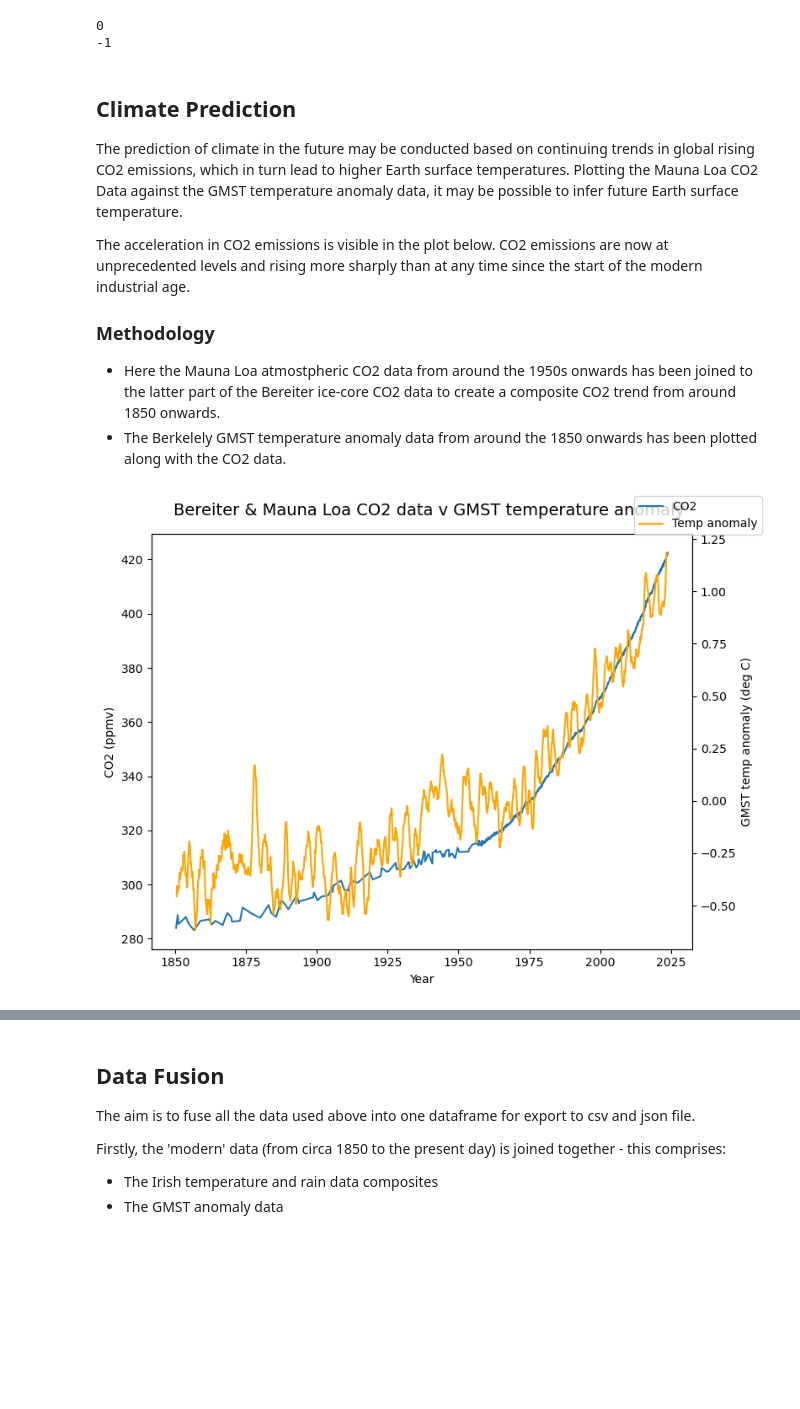
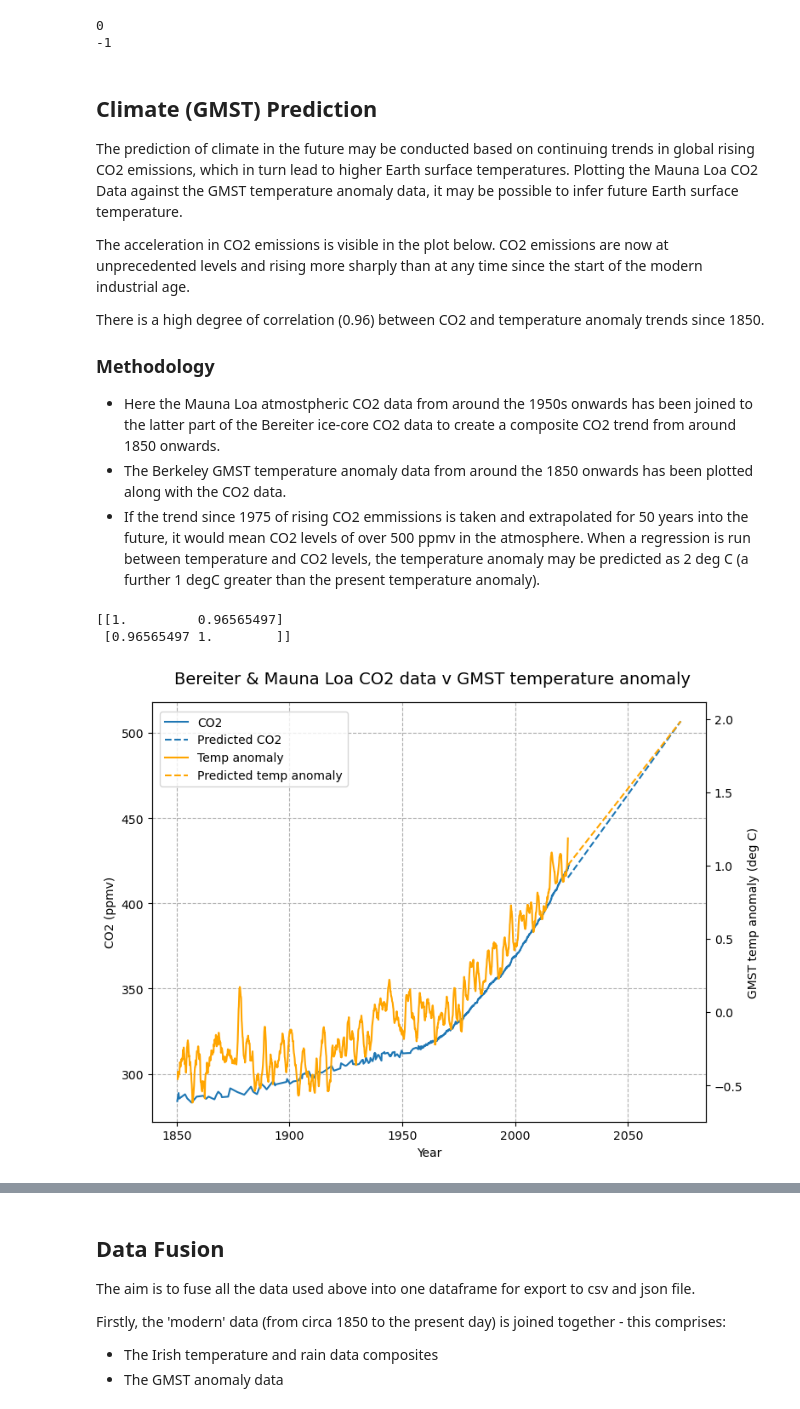
Before and after one commit to Eilis9/PfDA_Project2, a Jupyter notebook: analysis.ipynb, the cells around one changed output, grey strips where cells are left out. Cells and saved outputs as stored; diff of their text form; code cells hidden in the pictures; blank space fills up the shorter version.

Commit message:
GMST prediction

```diff
--- a/analysis.ipynb
+++ b/analysis.ipynb
@@ -950,39 +971,69 @@ print(lag_temp_ch4)
 0
 -1
 # %% [markdown]
-## Climate Prediction
+## Climate (GMST) Prediction
 The prediction of climate in the future may be conducted based on continuing trends in global rising CO2 emissions, which in turn lead to higher Earth surface temperatures. Plotting the Mauna Loa CO2 Data against the GMST temperature anomaly data, it may be possible to infer future Earth surface temperature.
 
 The acceleration in CO2 emissions is visible in the plot below. CO2 emissions are now at unprecedented levels and rising more sharply than at any time since the start of the modern industrial age.
 
+There is a high degree of correlation (0.96) between CO2 and temperature anomaly trends since 1850.
+
 ### Methodology
 - Here the Mauna Loa atmostpheric CO2 data from around the 1950s onwards has been joined to the latter part of the Bereiter ice-core CO2 data to create a composite CO2 trend from around 1850 onwards.
-- The Berkelely GMST temperature anomaly data from around the 1850 onwards has been plotted along with the CO2 data.
+- The Berkeley GMST temperature anomaly data from around the 1850 onwards has been plotted along with the CO2 data.
+- If the trend since 1975 of rising CO2 emmissions is taken and extrapolated for 50 years into the future, it would mean CO2 levels of over 500 ppmv in the atmosphere.  When a regression is run between temperature and CO2 levels, the temperature anomaly may be predicted as 2 deg C (a further 1 degC greater than the present temperature anomaly).
 # %%
 # plotting the CO2 and temp anomaly data
 CO2_luthi_comp_plus['Age_EDC3 (yrs BP)'] = pd.to_numeric(CO2_luthi_comp_plus['Age_EDC3 (yrs BP)'])
 CO2_luthi_comp_plus['CO2 (ppmv)'] = pd.to_numeric(CO2_luthi_comp_plus['CO2 (ppmv)'])
 
 Luthi_since_1850 = CO2_luthi_comp_plus[(CO2_luthi_comp_plus['Age_EDC3 (yrs BP)'] < 100) & (CO2_luthi_comp_plus['Age_EDC3 (yrs BP)']>-8.2)].copy()
 
 modern_CO2_composite = Luthi_since_1850[['Age_EDC3 (yrs BP)', 'CO2 (ppmv)']]
 modern_CO2_composite['decimal date'] = 1950 - modern_CO2_composite['Age_EDC3 (yrs BP)']
 modern_CO2_composite.drop(columns=['Age_EDC3 (yrs BP)'], inplace=True)
 
 CO2_ML_m1 = CO2_ML_m[['decimal date', 'de-seasonalized']]
 CO2_ML_m1 = CO2_ML_m1.rename(columns={'de-seasonalized': 'CO2 (ppmv)'}).copy()
 
 modern_CO2_composite = pd.merge_ordered(modern_CO2_composite, CO2_ML_m1, on=['decimal date', 'CO2 (ppmv)'], how='outer')
 
 fig, ax = plt.subplots(1, figsize=(8, 6))
 fig.suptitle('Bereiter & Mauna Loa CO2 data v GMST temperature anomaly', fontsize=14)
 ax.plot(modern_CO2_composite['decimal date'], modern_CO2_composite['CO2 (ppmv)'], label='CO2')
 ax2 = ax.twinx()
 ax2.plot(GMST_anom_1850['decimal date'], GMST_anom_1850['GMST Anomaly Yearly'], color='orange', label='Temp anomaly')
 ax.set_ylabel('CO2 (ppmv)')
 ax2.set_ylabel('GMST temp anomaly (deg C)')
 ax.set_xlabel('Year')
-fig.legend()
+
+# Get an interpolated dataframe for temp and CO2 to enable numpy signal analysis
+new_temp_anom = np.interp(modern_CO2_composite['decimal date'], GMST_anom_1850['decimal date'], GMST_anom_1850['GMST Anomaly Yearly'])
+new_temp_anom
+modern_CO2_composite['temp'] = new_temp_anom
+modern_CO2_composite.dropna(inplace=True)
+
+# Get the slice of the dataset after 1975
+modern_CO2_composite_post1975 = modern_CO2_composite[modern_CO2_composite['decimal date']>1975]
+
+# Get the linear regression between date and CO2 based on CO2 trend since 1975
+co2_linreg_50yr_1975 = lin_reg(modern_CO2_composite_post1975['decimal date'], modern_CO2_composite_post1975['CO2 (ppmv)'])
+# set up 50 year lookahead
+date_future = np.linspace(modern_CO2_composite['decimal date'].max(), modern_CO2_composite['decimal date'].max()+50, 51)
+CO2_future = co2_linreg_50yr_1975[3].predict(date_future.reshape(-1,1))
+
+# Get the regression between temperature anomaly and CO2
+modern_co2_temp_linreg_1975 = lin_reg(modern_CO2_composite_post1975['CO2 (ppmv)'], modern_CO2_composite_post1975['temp'])
+print(np.corrcoef(modern_CO2_composite['CO2 (ppmv)'], modern_CO2_composite['temp']))
+# Predict the temperature based on the forecast CO2 and known relationship between CO2 and temperature anomaly
+temp_future = modern_co2_temp_linreg_1975[3].predict(CO2_future.reshape(-1,1))
+# Default blue in matplotlib [23]
+ax.plot(date_future, CO2_future, linestyle='--', color='tab:blue', label='Predicted CO2')
+ax2.plot(date_future, temp_future, linestyle='--', color='orange', label='Predicted temp anomaly' )
+ax.grid(linestyle='--')
+fig.legend(loc='upper left', bbox_to_anchor=(0.1, 0.9), borderaxespad=0.)
 fig.tight_layout()
 # %% [output]
+[[1.         0.96565497]
+ [0.96565497 1.        ]]
-[figure, old version]
+[figure, new version]
```
Also changed, not shown: parts of 15 cells of this notebook, 2 other files.
